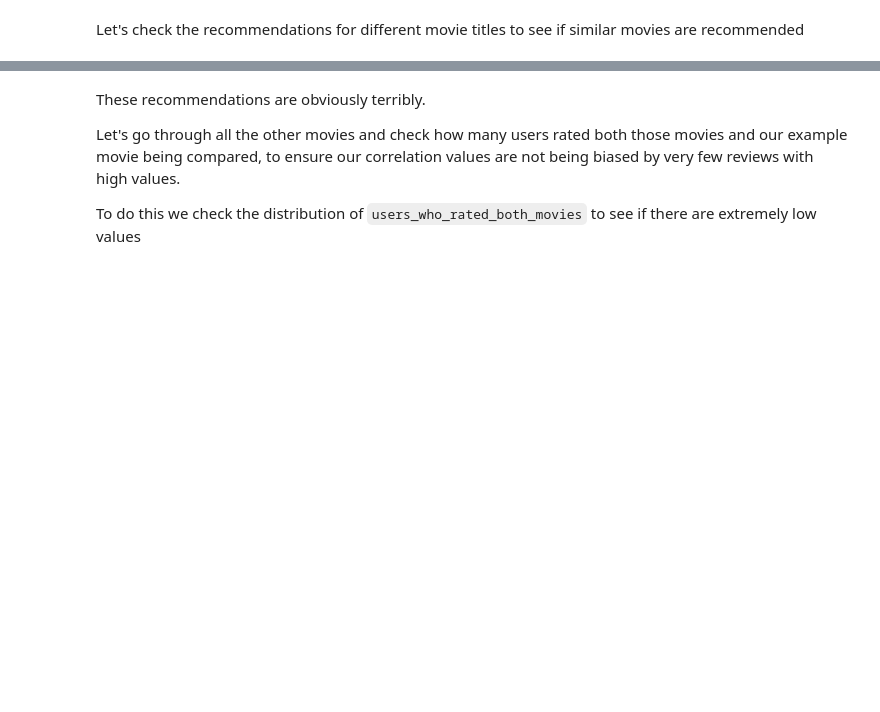
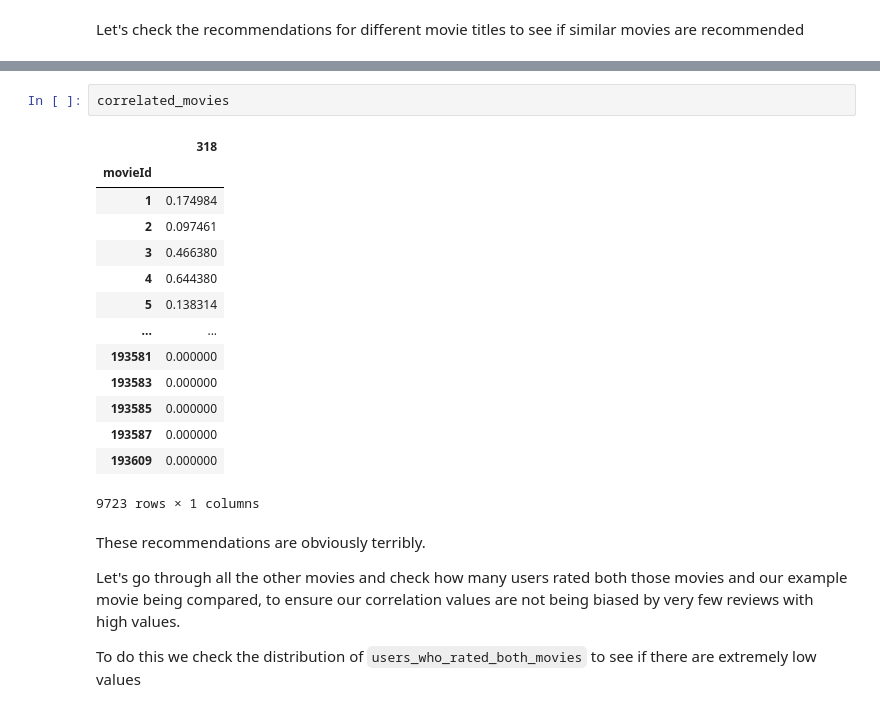
Before and after one commit to Donal-Flanagan/flix_recommender, a Jupyter notebook: notebooks/item_based_recommenders/Pearson_correlation.ipynb, the cells around one changed output, grey strips where cells are left out. Drawn from its saved outputs; the diff is of its cells as text; blank space fills up the shorter version.

```diff
--- a/notebooks/3_item_based_collaborative_filtering.ipynb
+++ b/notebooks/item_based_recommenders/Pearson_correlation.ipynb
@@ -198,6 +199,23 @@ top_ten
 | 3993 | 1.0 | Quills (2000) |
 | 3266 | 1.0 | Man Bites Dog (C'est arrivé près ... |
 | 5450 | 1.0 | Lovely & Amazing (2001) |
+# %%
+correlated_movies
+# %% [output]
+|  | 318 |
+| movieId |  |
+| 1 | 0.174984 |
+| 2 | 0.097461 |
+| 3 | 0.466380 |
+| 4 | 0.644380 |
+| 5 | 0.138314 |
+| ... | ... |
+| 193581 | 0.000000 |
+| 193583 | 0.000000 |
+| 193585 | 0.000000 |
+| 193587 | 0.000000 |
+| 193609 | 0.000000 |
+9723 rows × 1 columns
 # %% [markdown]
 These recommendations are obviously terribly.
 
```
Also changed, not shown: parts of 4 cells of this notebook, 5 other files.
